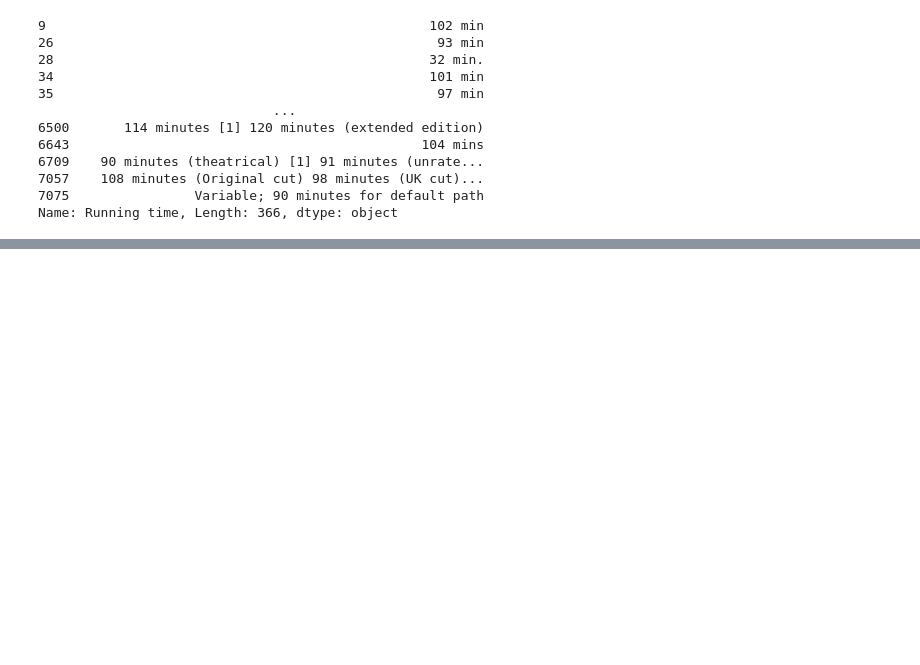
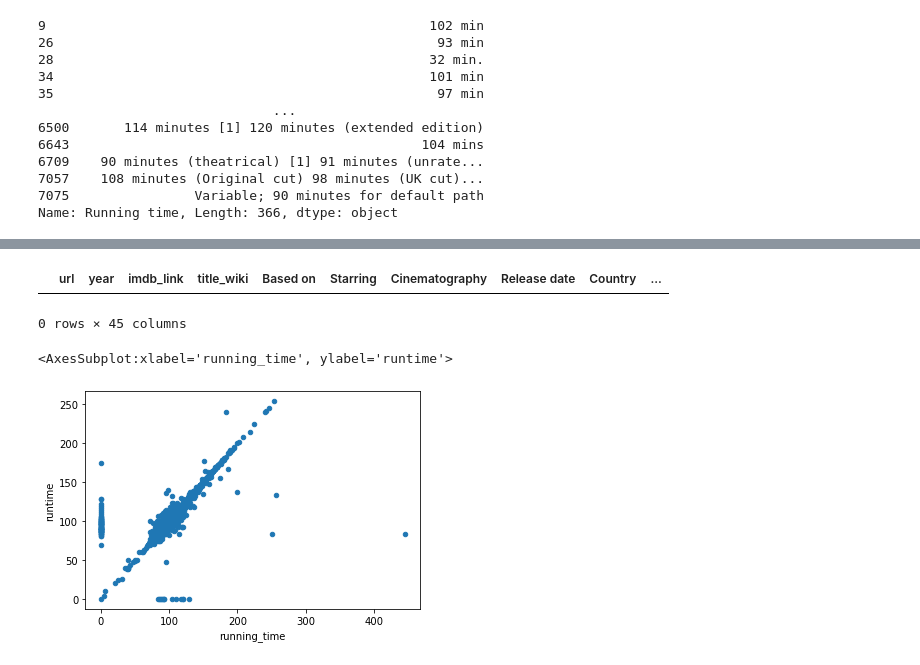
Before and after one commit to umakiyer/Movies-ETL, a Jupyter notebook: etl.ipynb, the cells around one changed output, grey strips where cells are left out. Saved outputs shown, nothing was run; the diff lists cells and outputs as text; code cells hidden in the pictures; blank space fills up the shorter version.

Commit message:
Merged Data

```diff
--- a/etl.ipynb
+++ b/etl.ipynb
@@ -624,0 +545,3 @@ Name: rating, dtype: float64
+# %%
+kaggle_metadata=pd.read_csv(f'{file_dir}/movies_metadata.csv', low_memory=False)
+kaggle_metadata.info()
@@ -624,0 +615,2 @@ Name: rating, dtype: float64
+# %%
+kaggle_metadata=kaggle_metadata[kaggle_metadata['adult']=='False'].drop('adult', axis='columns')
@@ -624,0 +712,3 @@ Name: rating, dtype: float64
+# %%
+#### Merge Wikipedia and Kaggle Metadata 8.4.1
+movies_df = pd.merge(wiki_movies_df, kaggle_metadata, on='imdb_id', suffixes=['_wiki','_kaggle'])
@@ -624,0 +747,6 @@ Name: rating, dtype: float64
+# %%
+# Show any rows where title_kaggle is empty
+movies_df[(movies_df['title_kaggle'] == '') | (movies_df['title_kaggle'].isnull())]
+# %% [output]
+|  | url | year | imdb_link | title_wiki | Based on | Starring | Cinematography | Release date | Country | ... |
+0 rows × 45 columns
@@ -624,0 +764,6 @@ Name: rating, dtype: float64
+# %%
+import matplotlib
+movies_df.fillna(0).plot(x='running_time', y='runtime', kind='scatter')
+# %% [output]
+<AxesSubplot:xlabel='running_time', ylabel='runtime'>
+[figure, added]
```
Also changed, not shown: parts of 50 cells of this notebook.
